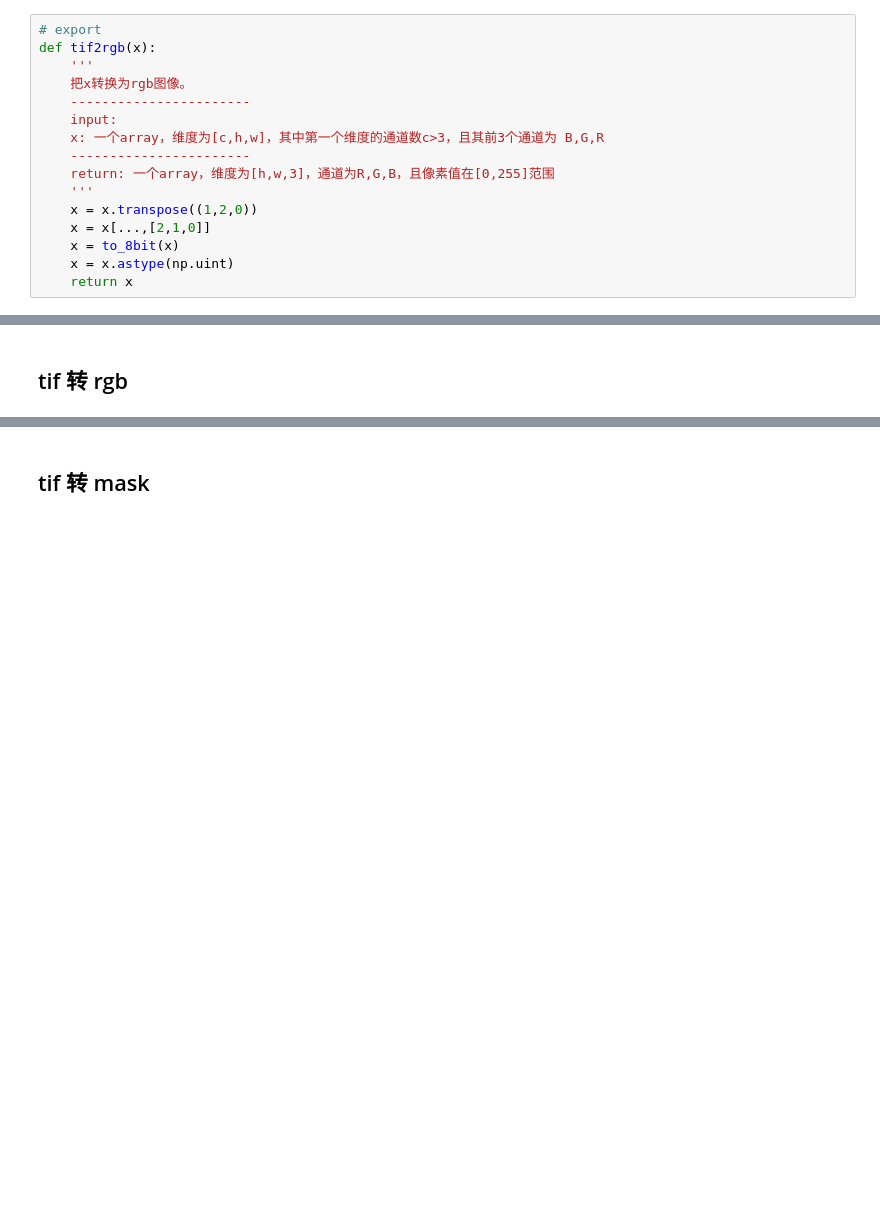
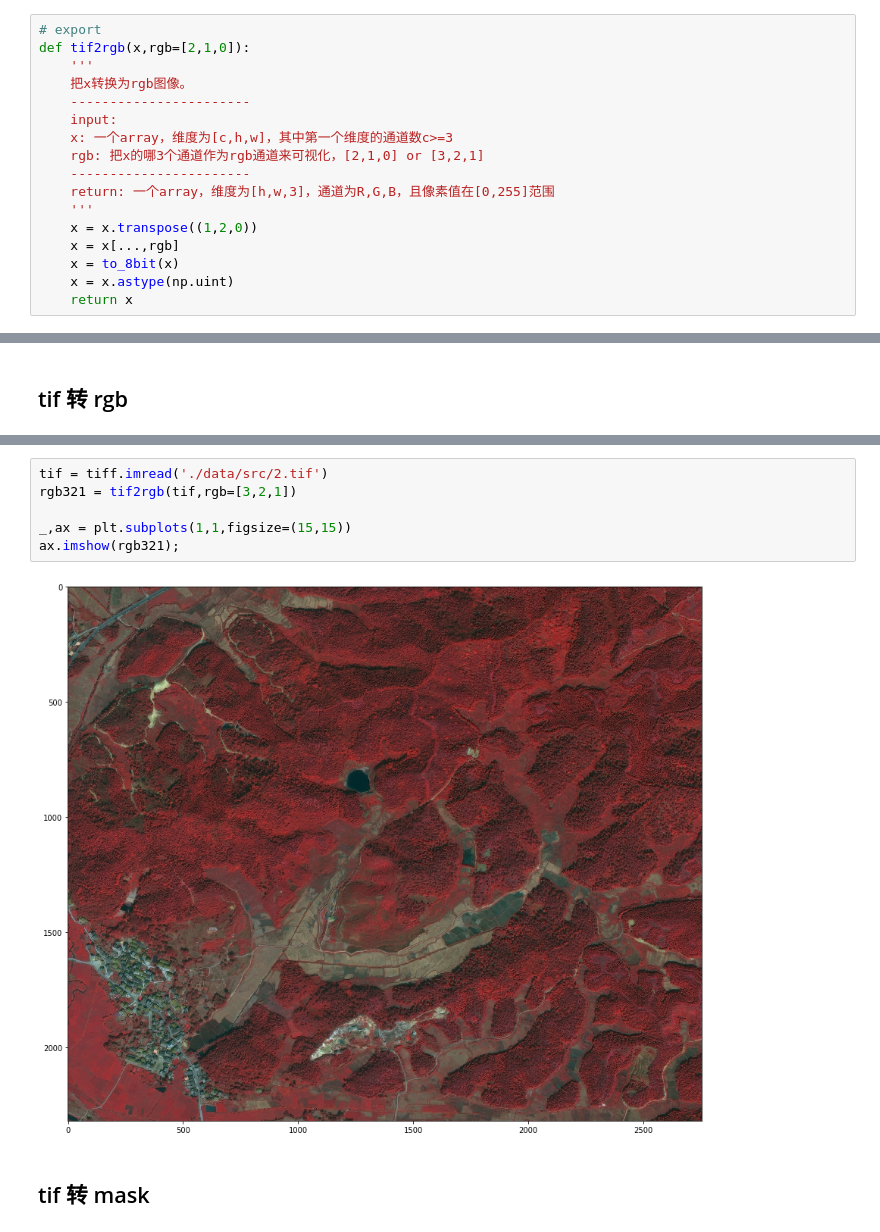
Before and after one commit to uid42/sick_tree_detection, a Jupyter notebook: tif2fig.ipynb, the cells around one changed output, grey strips where cells are left out. Cells and saved outputs as stored; diff of their text form; blank space fills up the shorter version.

```diff
--- a/tif2fig.ipynb
+++ b/tif2fig.ipynb
@@ -32,17 +32,18 @@ def to_8bit(x):
     return x
 # %%
 # export
-def tif2rgb(x):
+def tif2rgb(x,rgb=[2,1,0]):
     '''
     把x转换为rgb图像。
     -----------------------
     input:
-    x: 一个array，维度为[c,h,w]，其中第一个维度的通道数c>3，且其前3个通道为 B,G,R
+    x: 一个array，维度为[c,h,w]，其中第一个维度的通道数c>=3
+    rgb: 把x的哪3个通道作为rgb通道来可视化，[2,1,0] or [3,2,1]
     -----------------------
     return: 一个array，维度为[h,w,3]，通道为R,G,B，且像素值在[0,255]范围
     '''
     x = x.transpose((1,2,0))
-    x = x[...,[2,1,0]]
+    x = x[...,rgb]
     x = to_8bit(x)
     x = x.astype(np.uint)
     return x
@@ -94,5 +96,13 @@ ax.imshow(rgb);
 # %% [output]
 [figure]
+# %%
+tif = tiff.imread('./data/src/2.tif')
+rgb321 = tif2rgb(tif,rgb=[3,2,1])
+
+_,ax = plt.subplots(1,1,figsize=(15,15))
+ax.imshow(rgb321);
+# %% [output]
+[figure, added]
 # %% [markdown]
 ## tif 转 mask
 # %%
```
Also changed, not shown: parts of 5 cells of this notebook, 1 other file.
